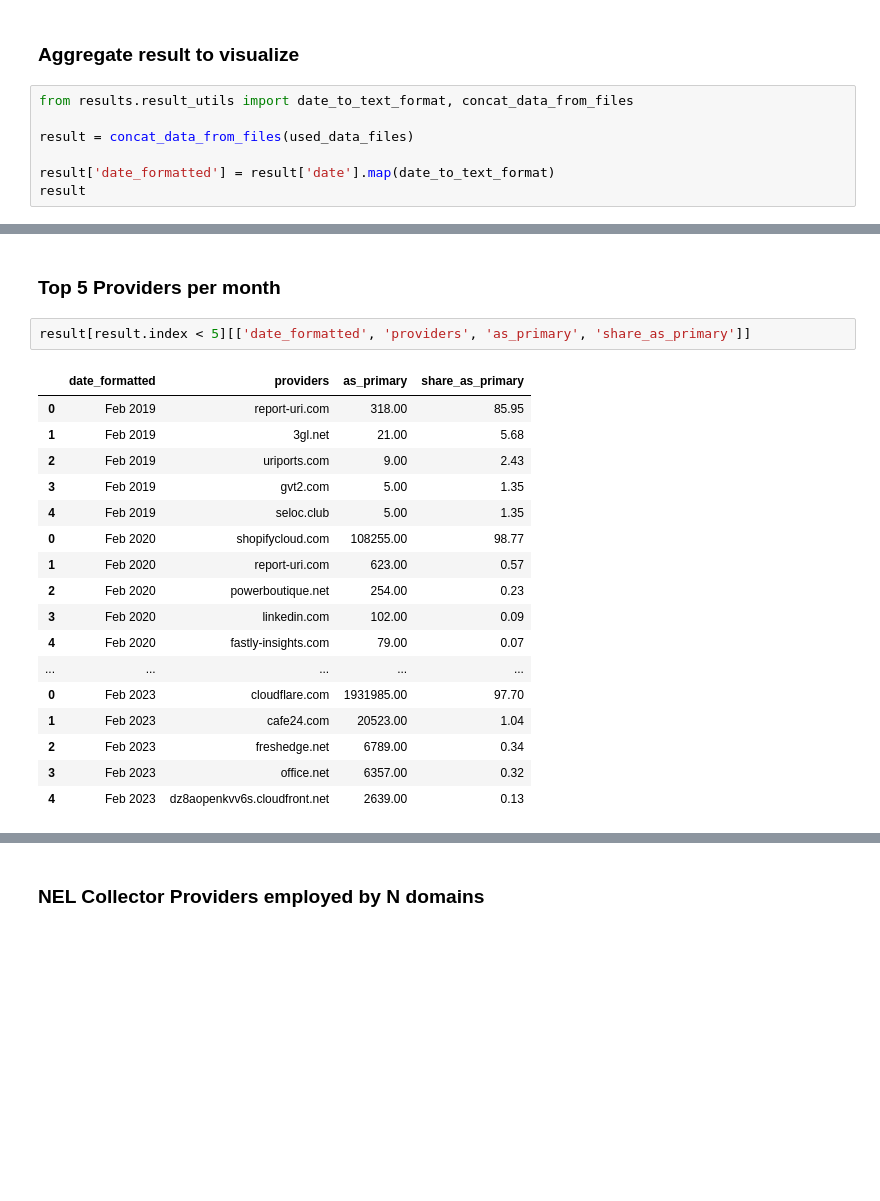
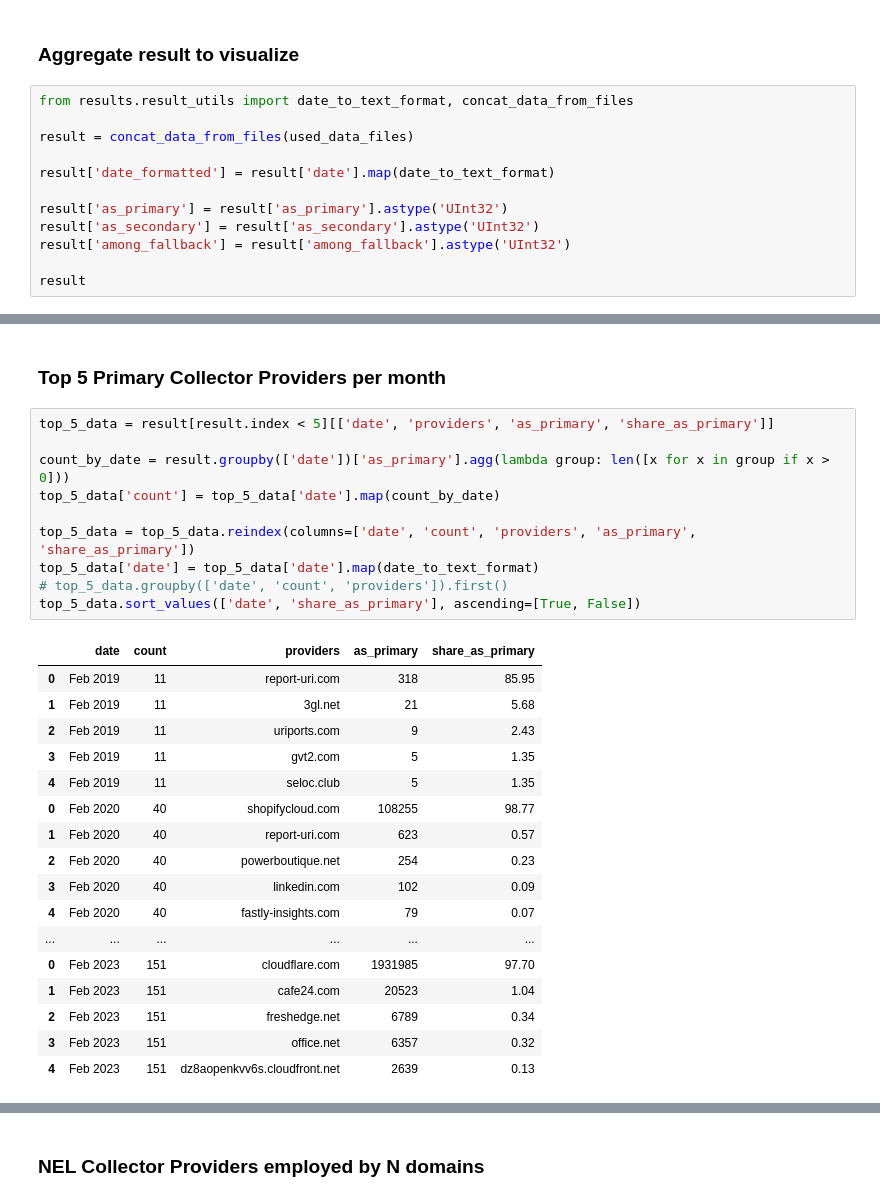
Before and after one commit to JurikMatej/IBP-NEL-Analysis-Scripts, a Jupyter notebook: results/result_nel_collector_provider_usage.ipynb, the cells around one changed output, grey strips where cells are left out. Cells and saved outputs as stored; diff of their text form; blank space fills up the shorter version.

Commit message:
Visualize additional collector provider metrics

```diff
--- a/results/result_nel_collector_provider_usage.ipynb
+++ b/results/result_nel_collector_provider_usage.ipynb
@@ -32,6 +32,11 @@ from results.result_utils import date_to_text_format, concat_data_from_files
 result = concat_data_from_files(used_data_files)
 
 result['date_formatted'] = result['date'].map(date_to_text_format)
+
+result['as_primary'] = result['as_primary'].astype('UInt32')
+result['as_secondary'] = result['as_secondary'].astype('UInt32')
+result['among_fallback'] = result['among_fallback'].astype('UInt32')
+
 result
 # %% [output]
 |  | date | providers | as_primary | share_as_primary | as_secondary | share_as_secondary | among_fallback | ... |
@@ -49,23 +54,31 @@ result
 484 rows × 8 columns
 # %% [markdown]
-### Top 5 Providers per month
+### Top 5 Primary Collector Providers per month
 # %%
-result[result.index < 5][['date_formatted', 'providers', 'as_primary', 'share_as_primary']]
+top_5_data = result[result.index < 5][['date', 'providers', 'as_primary', 'share_as_primary']]
+
+count_by_date = result.groupby(['date'])['as_primary'].agg(lambda group: len([x for x in group if x > 0]))
+top_5_data['count'] = top_5_data['date'].map(count_by_date)
+
+top_5_data = top_5_data.reindex(columns=['date', 'count', 'providers', 'as_primary', 'share_as_primary'])
+top_5_data['date'] = top_5_data['date'].map(date_to_text_format)
+# top_5_data.groupby(['date', 'count', 'providers']).first()
+top_5_data.sort_values(['date', 'share_as_primary'], ascending=[True, False])
 # %% [output]
-|  | date_formatted | providers | as_primary | share_as_primary |
-| 0 | Feb 2019 | report-uri.com | 318.00 | 85.95 |
-| 1 | Feb 2019 | 3gl.net | 21.00 | 5.68 |
-| 2 | Feb 2019 | uriports.com | 9.00 | 2.43 |
-| 3 | Feb 2019 | gvt2.com | 5.00 | 1.35 |
-| 4 | Feb 2019 | seloc.club | 5.00 | 1.35 |
-| 0 | Feb 2020 | shopifycloud.com | 108255.00 | 98.77 |
-| 1 | Feb 2020 | report-uri.com | 623.00 | 0.57 |
-| 2 | Feb 2020 | powerboutique.net | 254.00 | 0.23 |
-| 3 | Feb 2020 | linkedin.com | 102.00 | 0.09 |
-| 4 | Feb 2020 | fastly-insights.com | 79.00 | 0.07 |
-| ... | ... | ... | ... | ... |
-| 0 | Feb 2023 | cloudflare.com | 1931985.00 | 97.70 |
-| 1 | Feb 2023 | cafe24.com | 20523.00 | 1.04 |
-| 2 | Feb 2023 | freshedge.net | 6789.00 | 0.34 |
-| 3 | Feb 2023 | office.net | 6357.00 | 0.32 |
-| 4 | Feb 2023 | dz8aopenkvv6s.cloudfront.net | 2639.00 | 0.13 |
+|  | date | count | providers | as_primary | share_as_primary |
+| 0 | Feb 2019 | 11 | report-uri.com | 318 | 85.95 |
+| 1 | Feb 2019 | 11 | 3gl.net | 21 | 5.68 |
+| 2 | Feb 2019 | 11 | uriports.com | 9 | 2.43 |
+| 3 | Feb 2019 | 11 | gvt2.com | 5 | 1.35 |
+| 4 | Feb 2019 | 11 | seloc.club | 5 | 1.35 |
+| 0 | Feb 2020 | 40 | shopifycloud.com | 108255 | 98.77 |
+| 1 | Feb 2020 | 40 | report-uri.com | 623 | 0.57 |
+| 2 | Feb 2020 | 40 | powerboutique.net | 254 | 0.23 |
+| 3 | Feb 2020 | 40 | linkedin.com | 102 | 0.09 |
+| 4 | Feb 2020 | 40 | fastly-insights.com | 79 | 0.07 |
+| ... | ... | ... | ... | ... | ... |
+| 0 | Feb 2023 | 151 | cloudflare.com | 1931985 | 97.70 |
+| 1 | Feb 2023 | 151 | cafe24.com | 20523 | 1.04 |
+| 2 | Feb 2023 | 151 | freshedge.net | 6789 | 0.34 |
+| 3 | Feb 2023 | 151 | office.net | 6357 | 0.32 |
+| 4 | Feb 2023 | 151 | dz8aopenkvv6s.cloudfront.net | 2639 | 0.13 |
```
Also changed, not shown: parts of 8 cells of this notebook.
